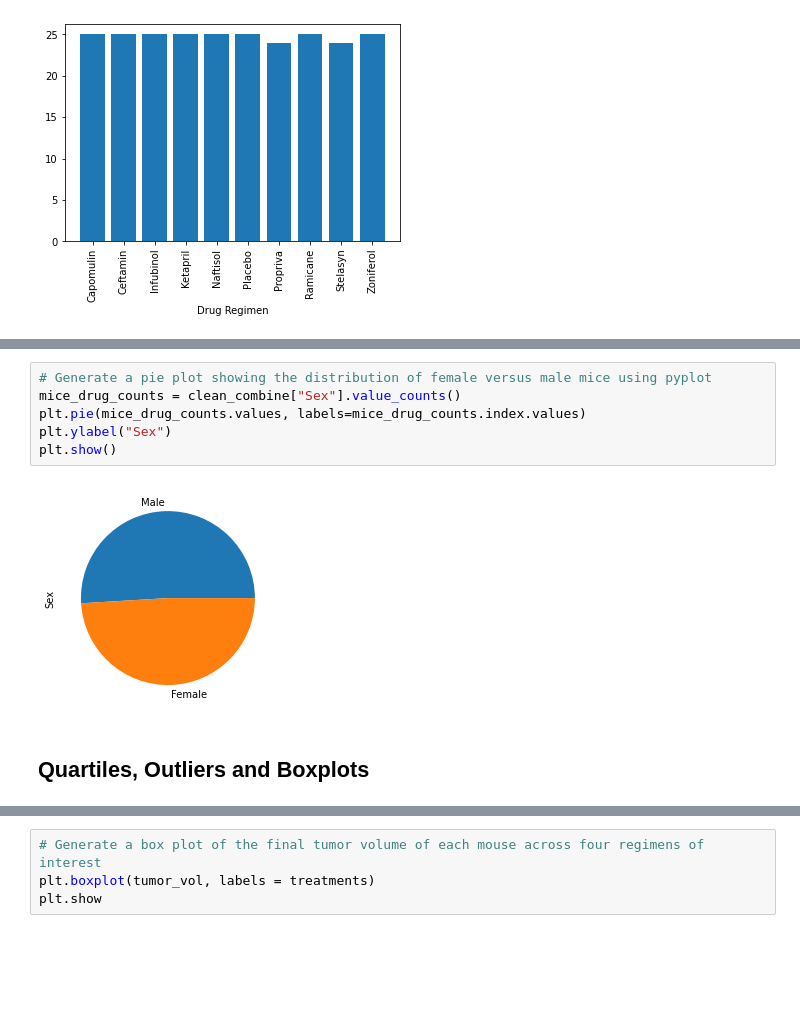
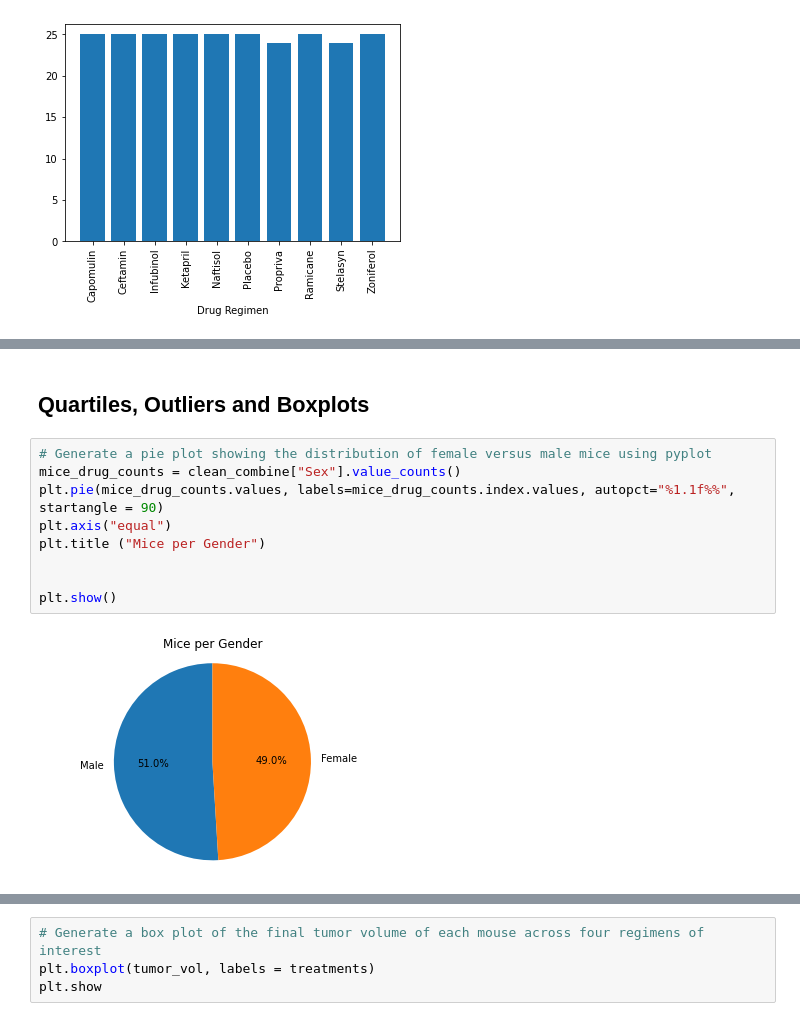
Before and after one commit to jenmusdat/matplotlib-challenge, a Jupyter notebook: Pymaceuticals/pymaceuticals_starter.ipynb, the cells around one changed output, grey strips where cells are left out. Drawn from its saved outputs; the diff is of its cells as text; blank space fills up the shorter version.

```diff
--- a/Pymaceuticals/pymaceuticals_starter.ipynb
+++ b/Pymaceuticals/pymaceuticals_starter.ipynb
@@ -166,13 +169,16 @@ mice_drug_counts.plot(kind = "pie")
-# %%
-# Generate a pie plot showing the distribution of female versus male mice using pyplot
-mice_drug_counts = clean_combine["Sex"].value_counts()
-plt.pie(mice_drug_counts.values, labels=mice_drug_counts.index.values)
-plt.ylabel("Sex")
-plt.show()
-# %% [output]
-[figure, removed]
 # %% [markdown]
 ## Quartiles, Outliers and Boxplots
+# %%
+# Generate a pie plot showing the distribution of female versus male mice using pyplot
+mice_drug_counts = clean_combine["Sex"].value_counts()
+plt.pie(mice_drug_counts.values, labels=mice_drug_counts.index.values, autopct="%1.1f%%", startangle = 90)
+plt.axis("equal")
+plt.title ("Mice per Gender")
+
+
+plt.show()
+# %% [output]
+[figure, added]
 # %%
 # Calculate the final tumor volume of each mouse across four of the treatment regimens:
 # Capomulin, Ramicane, Infubinol, and Ceftamin
```
Also changed, not shown: parts of 6 cells of this notebook.
